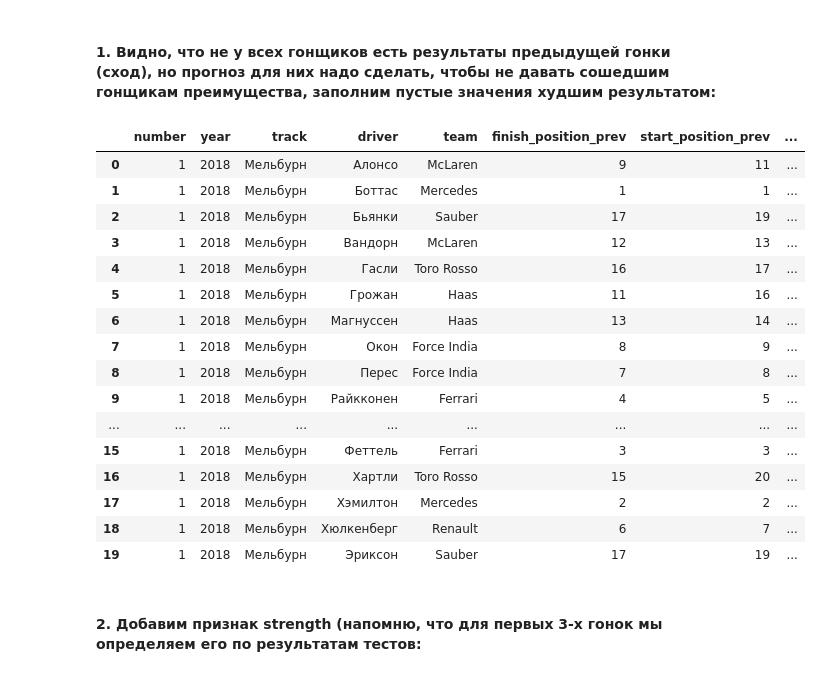
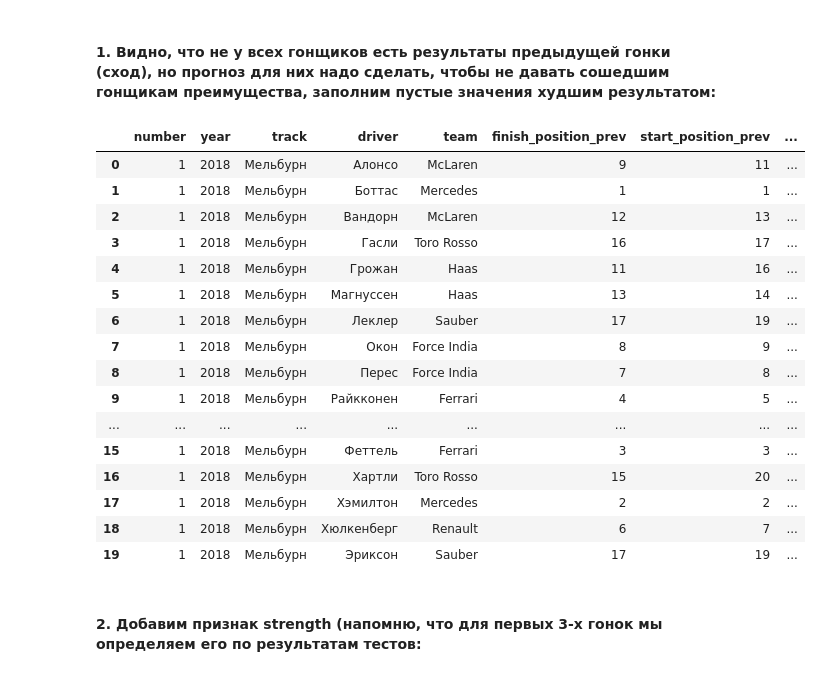
Before and after one commit to AndrewLrrr/f1-guru, a Jupyter notebook: f1-guru.ipynb, the cells around one changed output. Cells and saved outputs as stored; diff of their text form; code cells hidden in the pictures.

```diff
--- a/f1-guru.ipynb
+++ b/f1-guru.ipynb
@@ -1269,20 +1268,0 @@ df_gp_2018_1 = df_gp_2018_1.fillna(df_gp_2018_1.max())
-# %%
-df_gp_2018_1
-# %% [output]
-|  | number | year | track | driver | team | finish_position_prev | start_position_prev | ... |
-| 0 | 1 | 2018 | Мельбурн | Алонсо | McLaren | 9 | 11 | ... |
-| 1 | 1 | 2018 | Мельбурн | Боттас | Mercedes | 1 | 1 | ... |
-| 2 | 1 | 2018 | Мельбурн | Бьянки | Sauber | 17 | 19 | ... |
-| 3 | 1 | 2018 | Мельбурн | Вандорн | McLaren | 12 | 13 | ... |
-| 4 | 1 | 2018 | Мельбурн | Гасли | Toro Rosso | 16 | 17 | ... |
-| 5 | 1 | 2018 | Мельбурн | Грожан | Haas | 11 | 16 | ... |
-| 6 | 1 | 2018 | Мельбурн | Магнуссен | Haas | 13 | 14 | ... |
-| 7 | 1 | 2018 | Мельбурн | Окон | Force India | 8 | 9 | ... |
-| 8 | 1 | 2018 | Мельбурн | Перес | Force India | 7 | 8 | ... |
-| 9 | 1 | 2018 | Мельбурн | Райкконен | Ferrari | 4 | 5 | ... |
-| ... | ... | ... | ... | ... | ... | ... | ... | ... |
-| 15 | 1 | 2018 | Мельбурн | Феттель | Ferrari | 3 | 3 | ... |
-| 16 | 1 | 2018 | Мельбурн | Хартли | Toro Rosso | 15 | 20 | ... |
-| 17 | 1 | 2018 | Мельбурн | Хэмилтон | Mercedes | 2 | 2 | ... |
-| 18 | 1 | 2018 | Мельбурн | Хюлкенберг | Renault | 6 | 7 | ... |
-| 19 | 1 | 2018 | Мельбурн | Эриксон | Sauber | 17 | 19 | ... |
@@ -1289,3 +1271,23 @@ df_gp_2018_1
+# %%
+df_blank_race
+# %% [output]
+|  | number | year | track | driver | team | finish_position_prev | start_position_prev | ... |
+| 0 | 1 | 2018 | Мельбурн | Алонсо | McLaren | 9 | 11 | ... |
+| 1 | 1 | 2018 | Мельбурн | Боттас | Mercedes | 1 | 1 | ... |
+| 2 | 1 | 2018 | Мельбурн | Вандорн | McLaren | 12 | 13 | ... |
+| 3 | 1 | 2018 | Мельбурн | Гасли | Toro Rosso | 16 | 17 | ... |
+| 4 | 1 | 2018 | Мельбурн | Грожан | Haas | 11 | 16 | ... |
+| 5 | 1 | 2018 | Мельбурн | Магнуссен | Haas | 13 | 14 | ... |
+| 6 | 1 | 2018 | Мельбурн | Леклер | Sauber | 17 | 19 | ... |
+| 7 | 1 | 2018 | Мельбурн | Окон | Force India | 8 | 9 | ... |
+| 8 | 1 | 2018 | Мельбурн | Перес | Force India | 7 | 8 | ... |
+| 9 | 1 | 2018 | Мельбурн | Райкконен | Ferrari | 4 | 5 | ... |
+| ... | ... | ... | ... | ... | ... | ... | ... | ... |
+| 15 | 1 | 2018 | Мельбурн | Феттель | Ferrari | 3 | 3 | ... |
+| 16 | 1 | 2018 | Мельбурн | Хартли | Toro Rosso | 15 | 20 | ... |
+| 17 | 1 | 2018 | Мельбурн | Хэмилтон | Mercedes | 2 | 2 | ... |
+| 18 | 1 | 2018 | Мельбурн | Хюлкенберг | Renault | 6 | 7 | ... |
+| 19 | 1 | 2018 | Мельбурн | Эриксон | Sauber | 17 | 19 | ... |
 # %% [markdown]
 #### 2. Добавим признак strength (напомню, что для первых 3-х гонок мы определяем его по результатам тестов:
 # %%
```
Also changed, not shown: parts of 61 cells of this notebook, 1 other file.
